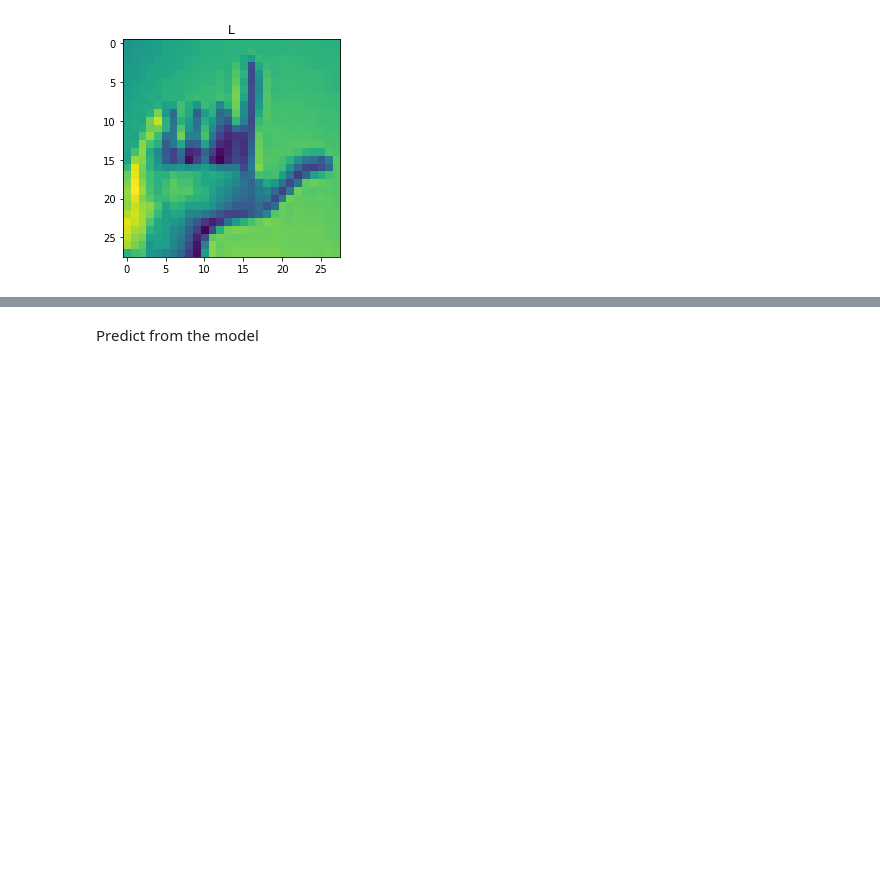
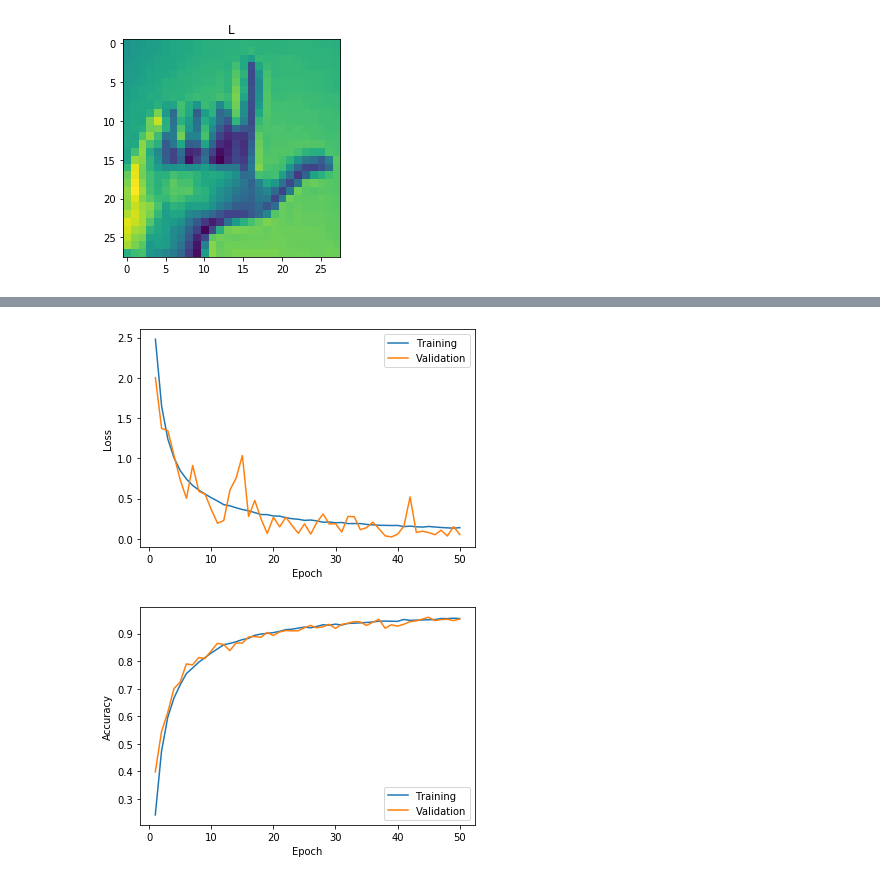
Before and after one commit to astrojneil/ASLmodel, a Jupyter notebook: basicNN.ipynb, the cells around one changed output, grey strips where cells are left out. Saved outputs shown, nothing was run; the diff lists cells and outputs as text; code cells hidden in the pictures; blank space fills up the shorter version.

```diff
--- a/basicNN.ipynb
+++ b/basicNN.ipynb
@@ -75,2 +143,18 @@ model.evaluate(testset, test_y, batch_size = 32)
-# %% [markdown]
-Predict from the model
+# %%
+plt.plot(np.arange(1, 51), history.history['loss'], label = 'Training')
+plt.plot(np.arange(1, 51), history.history['val_loss'], label = 'Validation')
+plt.legend()
+#plt.yscale('log')
+plt.ylabel('Loss')
+plt.xlabel('Epoch')
+plt.show()
+
+plt.plot(np.arange(1, 51), history.history['accuracy'], label = 'Training')
+plt.plot(np.arange(1, 51), history.history['val_accuracy'], label = 'Validation')
+plt.legend()
+plt.ylabel('Accuracy')
+plt.xlabel('Epoch')
+plt.show()
+# %% [output]
+[figure, added]
+[figure, added]
```
Also changed, not shown: parts of 32 cells of this notebook, 1 other file.
